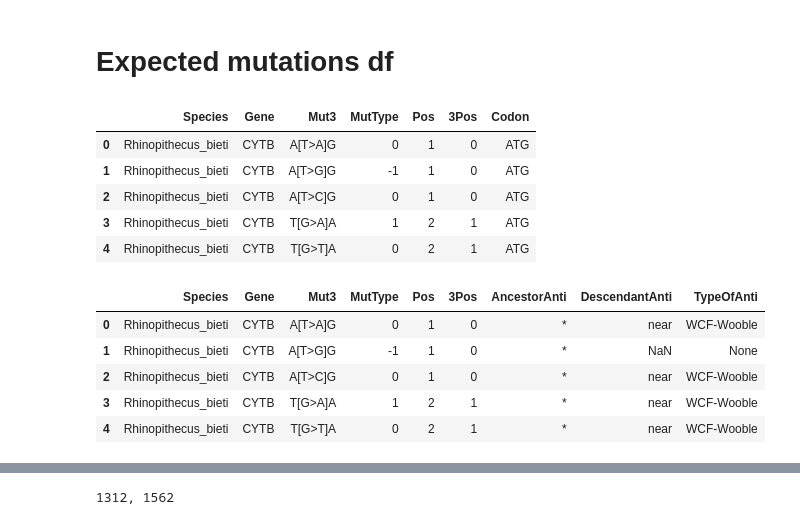
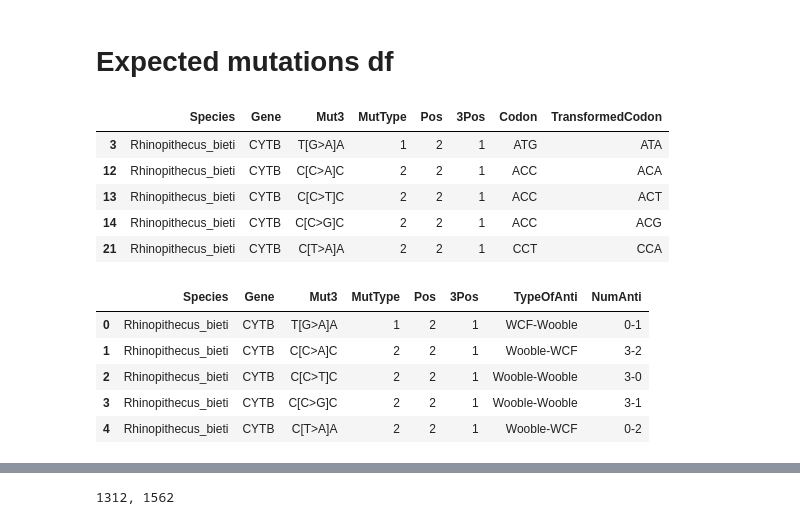
Before and after one commit to mitoclub/mtdna-192component-mutspec-chordata, a Jupyter notebook: scripts/codon_affinity.ipynb, the cells around one changed output, grey strips where cells are left out. Cells and saved outputs as stored; diff of their text form; code cells hidden in the pictures.

```diff
--- a/scripts/codon_affinity.ipynb
+++ b/scripts/codon_affinity.ipynb
@@ -12,0 +18,4 @@ from pymutspec.draw import plot_mutspec192, plot_mutspec12
+# %%
+category_anticodon = pd.read_table('../data/external/Anticidon_mtDNA_class.txt', sep='\t')
+category_anticodon = category_anticodon.drop(['Anticodon', 'AA'], axis=1)
+category_anticodon.head()
@@ -65,6 +79,9 @@ def define_type_anti(ancestral, descendant):
         return ('Wooble-Wooble')
     elif ancestral == 'near' and descendant == '*':
         return ('Wooble-WCF')
+
+def numerical_anti_rel(ancestral, descendant):
+    return str(ancestral) + '-' + str(descendant)
 
 def get_sub_pos(ancestral, descendant):
     '''Get position of substitution between Ancestor and Descendant codons.
@@ -133,9 +150,9 @@ def get_comp(row: pd.Series):
 
     # Check if component is full (without - and ?)
     if '-' not in mut3 and '-' not in mut5 and '?' not in mut3 and '?' not in mut5:
-        out = pd.DataFrame({'Species': row['Species'], 'Gene': row['Gene'],
+        out = pd.DataFrame({'Species': row['Species'], 'Gene': row['Gene'], 'Codon' : row['AncestorCodon'],
                             'MutType': [row['TypeOfSubs']], '3Pos': row['3Pos'],
-                            'Mut3': ''.join(mut3), 'Mut5': ''.join(mut5), 'Pos': pos + 1, 'TypeOfAnti': row['TypeOfAnti']})
+                            'Mut3': ''.join(mut3), 'Mut5': ''.join(mut5), 'Pos': pos + 1, 'TypeOfAnti': row['TypeOfAnti'], 'NumAnti': row['NumAnti']})
         return out
 # %%
 obs_anticodon['TypeOfAnti'] = obs_anticodon.apply(lambda x : define_type_anti(x.AncestorAnti, x.DescendantAnti), axis=1)
@@ -164,12 +182,13 @@ final_obs.head()
 # Expected mutations df
 # %%
 expected = pd.read_csv('../data/exp_mut_spec.csv', sep='\t')
-expected = expected[expected.Gene == 'CYTB']
+expected = expected[(expected.Gene == 'CYTB') & (expected.MutType >= 1)]
+expected['TransformedCodon'] = expected.apply(lambda x: get_mutated_codon(x.Codon, x.Mut3, x.Pos), axis=1)
 expected.head()
 # %% [output]
-|  | Species | Gene | Mut3 | MutType | Pos | 3Pos | Codon |
-| 0 | Rhinopithecus_bieti | CYTB | A[T>A]G | 0 | 1 | 0 | ATG |
-| 1 | Rhinopithecus_bieti | CYTB | A[T>G]G | -1 | 1 | 0 | ATG |
-| 2 | Rhinopithecus_bieti | CYTB | A[T>C]G | 0 | 1 | 0 | ATG |
-| 3 | Rhinopithecus_bieti | CYTB | T[G>A]A | 1 | 2 | 1 | ATG |
-| 4 | Rhinopithecus_bieti | CYTB | T[G>T]A | 0 | 2 | 1 | ATG |
+|  | Species | Gene | Mut3 | MutType | Pos | 3Pos | Codon | TransformedCodon |
+| 3 | Rhinopithecus_bieti | CYTB | T[G>A]A | 1 | 2 | 1 | ATG | ATA |
+| 12 | Rhinopithecus_bieti | CYTB | C[C>A]C | 2 | 2 | 1 | ACC | ACA |
+| 13 | Rhinopithecus_bieti | CYTB | C[C>T]C | 2 | 2 | 1 | ACC | ACT |
+| 14 | Rhinopithecus_bieti | CYTB | C[C>G]C | 2 | 2 | 1 | ACC | ACG |
+| 21 | Rhinopithecus_bieti | CYTB | C[T>A]A | 2 | 2 | 1 | CCT | CCA |
@@ -178,12 +195,21 @@ expected['TransformedCodon'] = expected.apply(lambda x: get_mutated_codon(x.Codo
 # %%
-exp_anticodon = expected.merge(tRNA_anticodon, left_on='Codon', right_on='Codon', how='left').drop('Codon', axis=1).rename(columns={'Type':'AncestorAnti'})
-exp_anticodon = exp_anticodon.merge(tRNA_anticodon, left_on='TransformedCodon', right_on='Codon', how='left').drop(['TransformedCodon', 'Codon'], axis=1).rename(columns={'Type':'DescendantAnti'})
+exp_anticodon = expected.merge(tRNA_anticodon, left_on='Codon', right_on='Codon',
+                               how='left').rename(columns={'Type':'AncestorAnti'})
+exp_anticodon = exp_anticodon.merge(tRNA_anticodon, left_on='TransformedCodon',
+                              right_on='Codon', how='left').drop('Codon_y', axis=1).rename(columns={'Type':'DescendantAnti', 'Codon_x': 'Codon'})
+exp_anticodon = exp_anticodon.merge(category_anticodon, left_on='Codon', right_on='Codon',
+                               how='left').drop('Codon', axis=1).rename(columns={'Type':'AncestorNumAnti'})
+exp_anticodon = exp_anticodon.merge(category_anticodon, left_on='TransformedCodon', right_on='Codon',
+                               how='left').drop('Codon', axis=1).rename(columns={'Type':'DescendNumAnti'})
+
 exp_anticodon['TypeOfAnti'] = exp_anticodon.apply(lambda x : define_type_anti(x.AncestorAnti, x.DescendantAnti), axis=1)
-exp_anticodon.head()
+exp_anticodon['NumAnti'] = exp_anticodon.apply(lambda x: numerical_anti_rel(x.AncestorNumAnti, x.DescendNumAnti), axis=1)
+final_exp = exp_anticodon.drop(['AncestorAnti', 'DescendantAnti', 'AncestorNumAnti', 'DescendNumAnti','TransformedCodon'], axis=1)
+final_exp.head()
 # %% [output]
-|  | Species | Gene | Mut3 | MutType | Pos | 3Pos | AncestorAnti | DescendantAnti | TypeOfAnti |
-| 0 | Rhinopithecus_bieti | CYTB | A[T>A]G | 0 | 1 | 0 | * | near | WCF-Wooble |
-| 1 | Rhinopithecus_bieti | CYTB | A[T>G]G | -1 | 1 | 0 | * | NaN | None |
-| 2 | Rhinopithecus_bieti | CYTB | A[T>C]G | 0 | 1 | 0 | * | near | WCF-Wooble |
-| 3 | Rhinopithecus_bieti | CYTB | T[G>A]A | 1 | 2 | 1 | * | near | WCF-Wooble |
-| 4 | Rhinopithecus_bieti | CYTB | T[G>T]A | 0 | 2 | 1 | * | near | WCF-Wooble |
+|  | Species | Gene | Mut3 | MutType | Pos | 3Pos | TypeOfAnti | NumAnti |
+| 0 | Rhinopithecus_bieti | CYTB | T[G>A]A | 1 | 2 | 1 | WCF-Wooble | 0-1 |
+| 1 | Rhinopithecus_bieti | CYTB | C[C>A]C | 2 | 2 | 1 | Wooble-WCF | 3-2 |
+| 2 | Rhinopithecus_bieti | CYTB | C[C>T]C | 2 | 2 | 1 | Wooble-Wooble | 3-0 |
+| 3 | Rhinopithecus_bieti | CYTB | C[C>G]C | 2 | 2 | 1 | Wooble-Wooble | 3-1 |
+| 4 | Rhinopithecus_bieti | CYTB | C[T>A]A | 2 | 2 | 1 | Wooble-WCF | 0-2 |
```
Also changed, not shown: parts of 28 cells of this notebook, 2 other files.
